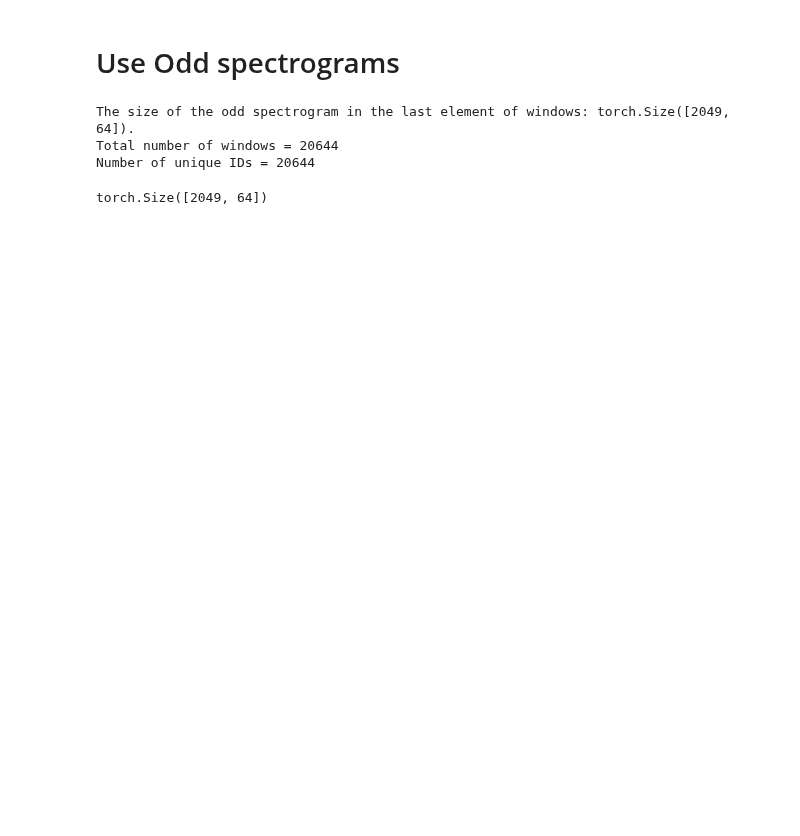
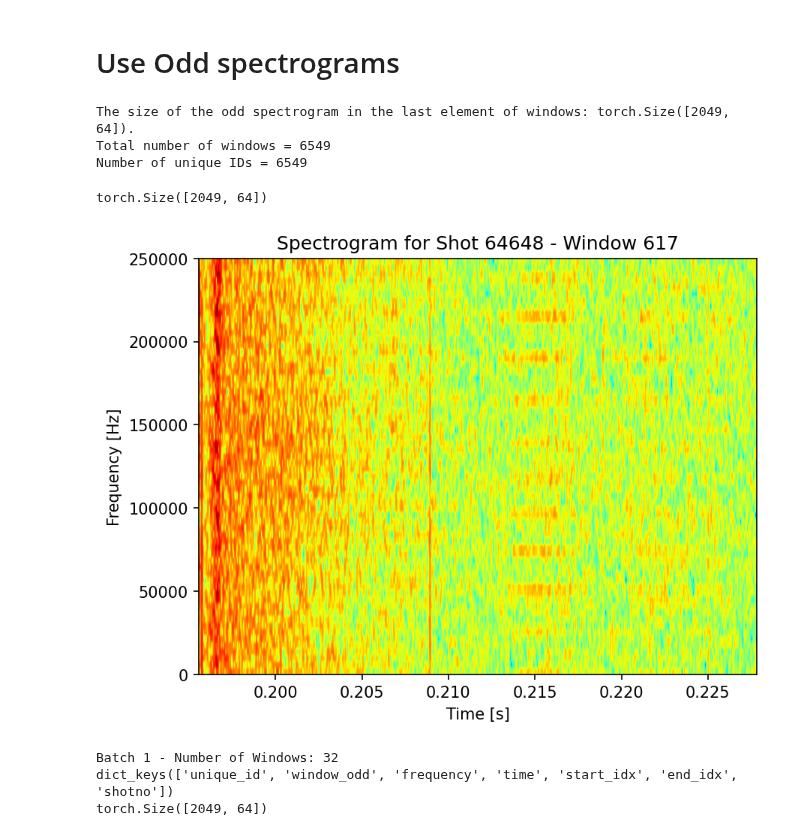
Before and after one commit to CS-433/ml-project-2-ml-sonidito, a Jupyter notebook: Data_Loading.ipynb, the cells around one changed output. Saved outputs shown, nothing was run; the diff lists cells and outputs as text; code cells hidden in the pictures; blank space fills up the shorter version.

Commit message:
Dataloader fonction + il est clean

```diff
--- a/Data_Loading.ipynb
+++ b/Data_Loading.ipynb
@@ -37,26 +37,38 @@ def plot_spectrogram(spec, title, time, frequency, start_longest_mode=None, end_
 DATA_PATH = "data/dataset_pickle"
 FILE_EXT = "pickle"
 WINDOW_SIZE = 64 # Number of datapoints
-OVERLAP_FACTOR = 0.8 # Overlap factor between 0 and 1 for each sliding window ("% overlap with the last window")
+OVERLAP_FACTOR = 0.4 # Overlap factor between 0 and 1 for each sliding window ("% overlap with the last window")
 
 dataset = SpectrogramDataset(data_path=DATA_PATH, file_ext=FILE_EXT, window_size=WINDOW_SIZE, overlap_factor = OVERLAP_FACTOR)
 dataloader = DataLoader(dataset, batch_size=32, shuffle=True, collate_fn = custom_collate)
 # %% [output]
 The size of the odd spectrogram in the last element of windows: torch.Size([2049, 64]).
-Total number of windows = 20644
-Number of unique IDs = 20644
+Total number of windows = 6549
+Number of unique IDs = 6549
-# %%
-# Iterate through the dataloader
-for idx, batch in enumerate(dataloader):
-    #print(f"Batch {idx + 1} - Number of Windows: {len(batch)}")
-    print(batch[0]['window_odd'][0].shape) # First item of the batch --> Very weird indexing
-    plot_spectrogram(
-    batch[0]['window_odd'][0],
-    f"Spectrogram for Shot {batch[0]['shotno'][0]} - Window {batch[0]['unique_id'][0]}",
-    batch[0]['time'][0],
-    batch[0]['frequency'][0]
-    )
-
-    break  # Break after plotting the first window
-# %% [output]
-torch.Size([2049, 64])
+# %%
+# Iterate through the dataloader
+for idx, batch in enumerate(dataloader):
+    #print(f"Batch {idx + 1} - Number of Windows: {len(batch)}")
+    print(batch[0]['window_odd'].shape) # First item of the batch --> Very weird indexing
+    plot_spectrogram(
+    batch[0]['window_odd'],
+    f"Spectrogram for Shot {batch[0]['shotno']} - Window {batch[0]['unique_id']}",
+    batch[0]['time'],
+    batch[0]['frequency']
+    )
+
+    break
+# %% [output]
+torch.Size([2049, 64])
+[figure, added]
+# %%
+# Iterate through the dataloader
+for idx, batch in enumerate(dataloader):
+    print(f"Batch {idx + 1} - Number of Windows: {len(batch)}")
+    print(batch[0].keys())
+    print(batch[0]['window_odd'].shape)
+    break
+# %% [output]
+Batch 1 - Number of Windows: 32
+dict_keys(['unique_id', 'window_odd', 'frequency', 'time', 'start_idx', 'end_idx', 'shotno'])
+torch.Size([2049, 64])
```
Also changed, not shown: parts of 4 cells of this notebook, 1 other file.
